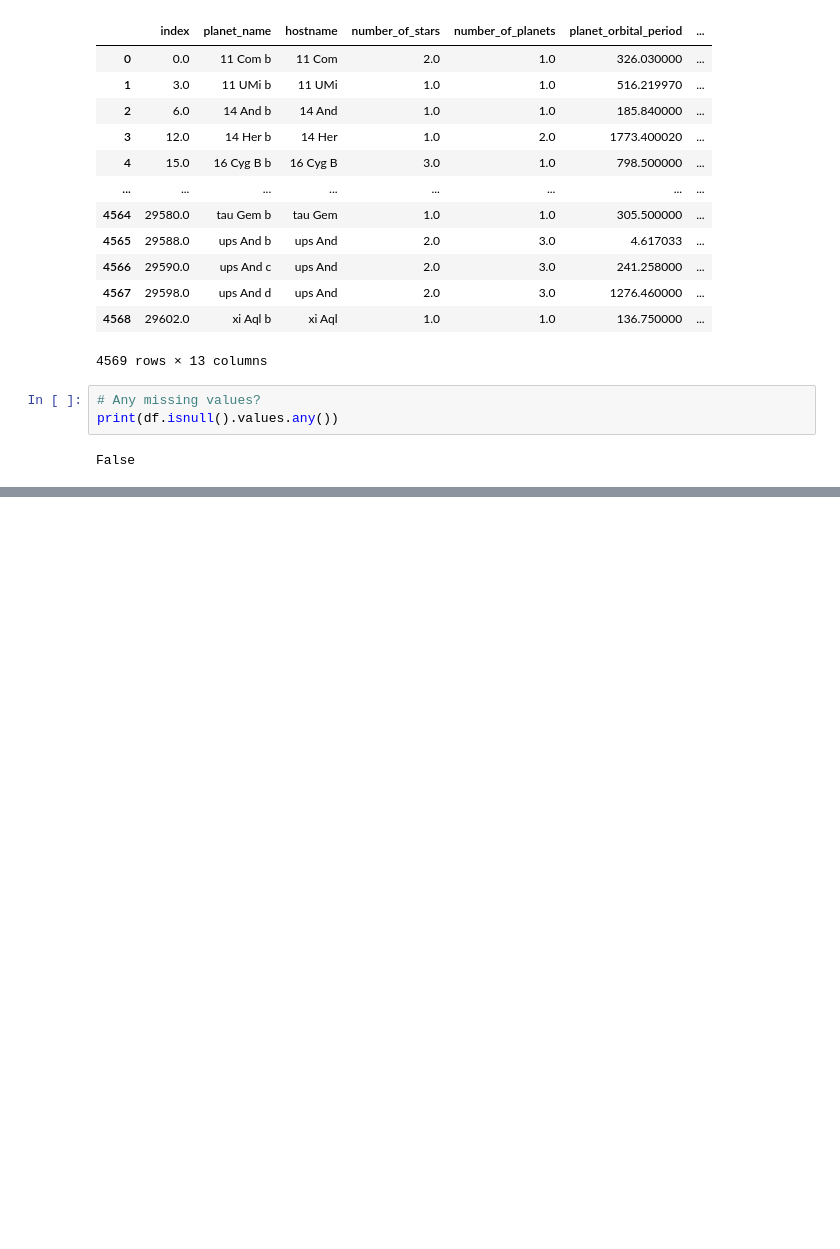
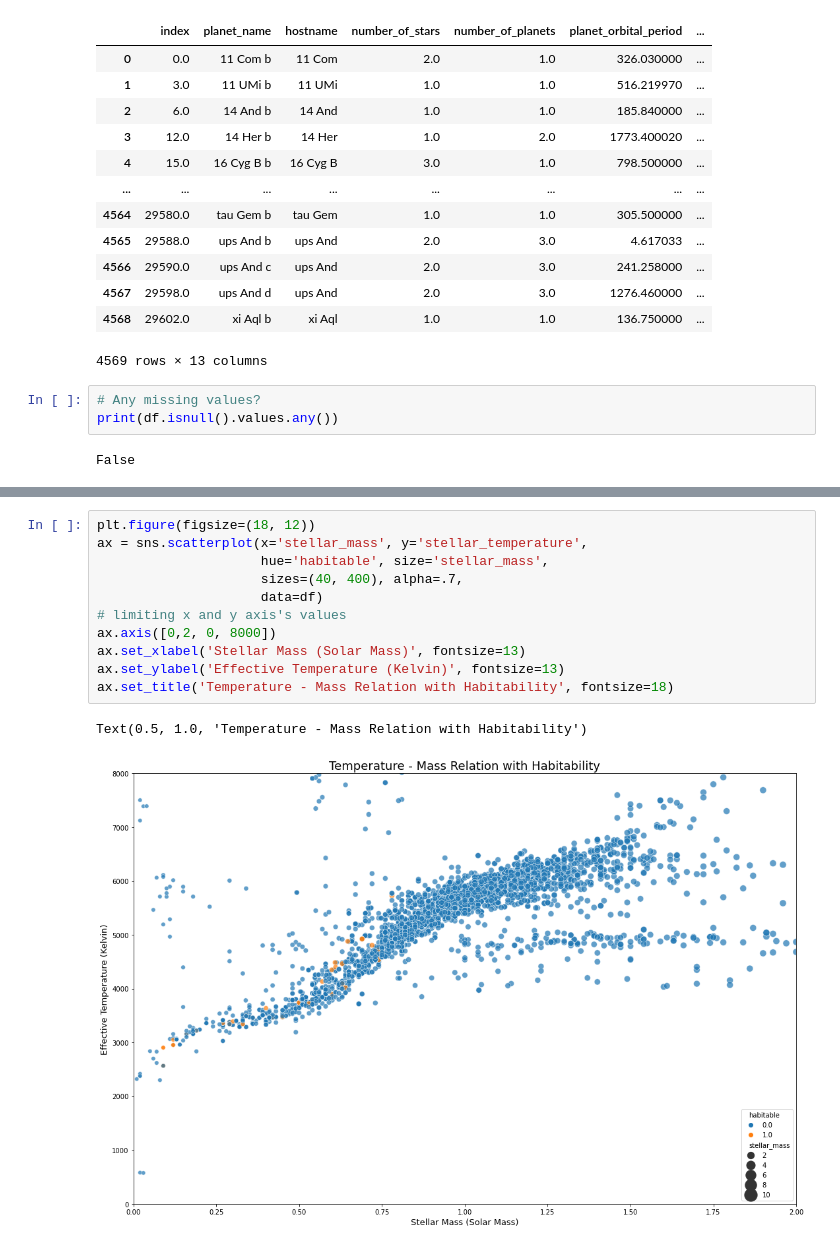
Before and after one commit to prkhrv/Understanding-Exoplanets-with-Data-Science, a Jupyter notebook: Understanding Exoplanets with Data Science.ipynb, the cells around one changed output, grey strips where cells are left out. Drawn from its saved outputs; the diff is of its cells as text; blank space fills up the shorter version.

```diff
--- a/Understanding Exoplanets with Data Science.ipynb
+++ b/Understanding Exoplanets with Data Science.ipynb
@@ -203,0 +257,14 @@ False
+# %%
+plt.figure(figsize=(18, 12))
+ax = sns.scatterplot(x='stellar_mass', y='stellar_temperature',
+                     hue='habitable', size='stellar_mass',
+                     sizes=(40, 400), alpha=.7,
+                     data=df)
+# limiting x and y axis's values
+ax.axis([0,2, 0, 8000])
+ax.set_xlabel('Stellar Mass (Solar Mass)', fontsize=13)
+ax.set_ylabel('Effective Temperature (Kelvin)', fontsize=13)
+ax.set_title('Temperature - Mass Relation with Habitability', fontsize=18)
+# %% [output]
+Text(0.5, 1.0, 'Temperature - Mass Relation with Habitability')
+[figure, added]
```
Also changed, not shown: parts of 55 cells of this notebook, 2 other files.
